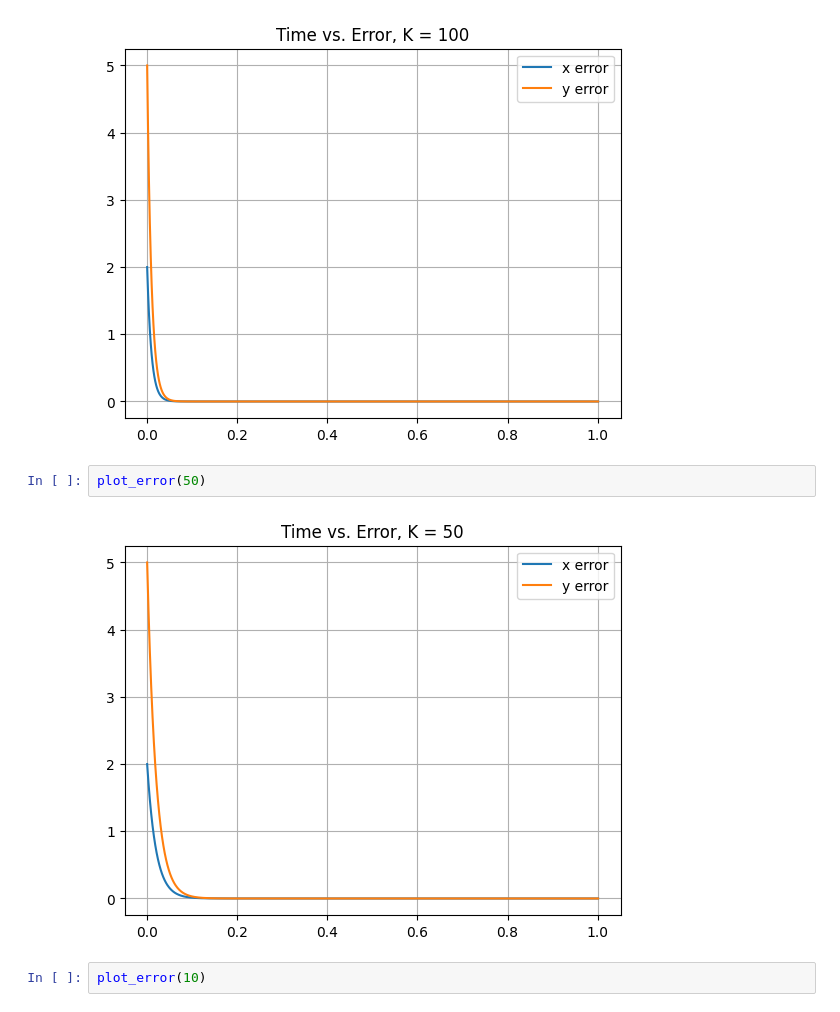
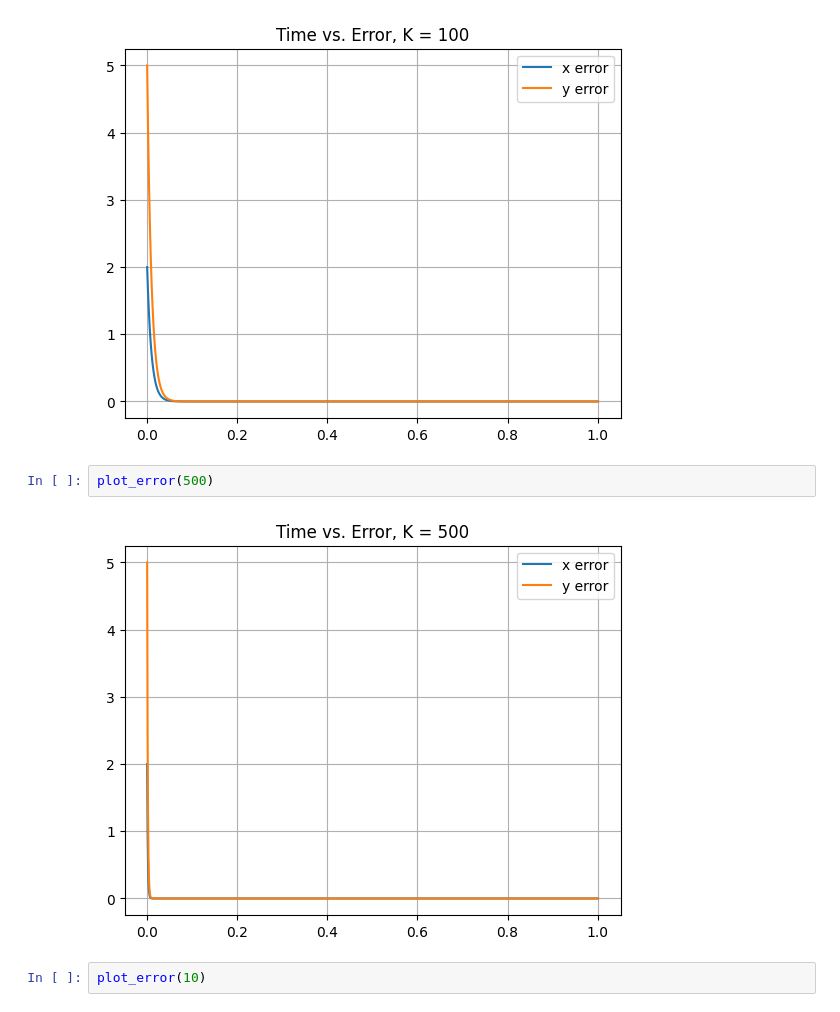
Before and after one commit to amandabaran/robotics, a Jupyter notebook: lab3/lab3-part2.ipynb, the cells around one changed output. Saved outputs shown, nothing was run; the diff lists cells and outputs as text.

```diff
--- a/lab3/lab3-part2.ipynb
+++ b/lab3/lab3-part2.ipynb
@@ -78,9 +78,9 @@ plot_error(100)
 # %% [output]
 [figure]
 # %%
-plot_error(50)
+plot_error(500)
 # %% [output]
-[figure, old version]
+[figure, new version]
 # %%
 plot_error(10)
 # %% [output]
```
Also changed, not shown: parts of 1 cell of this notebook, 2 other files.
